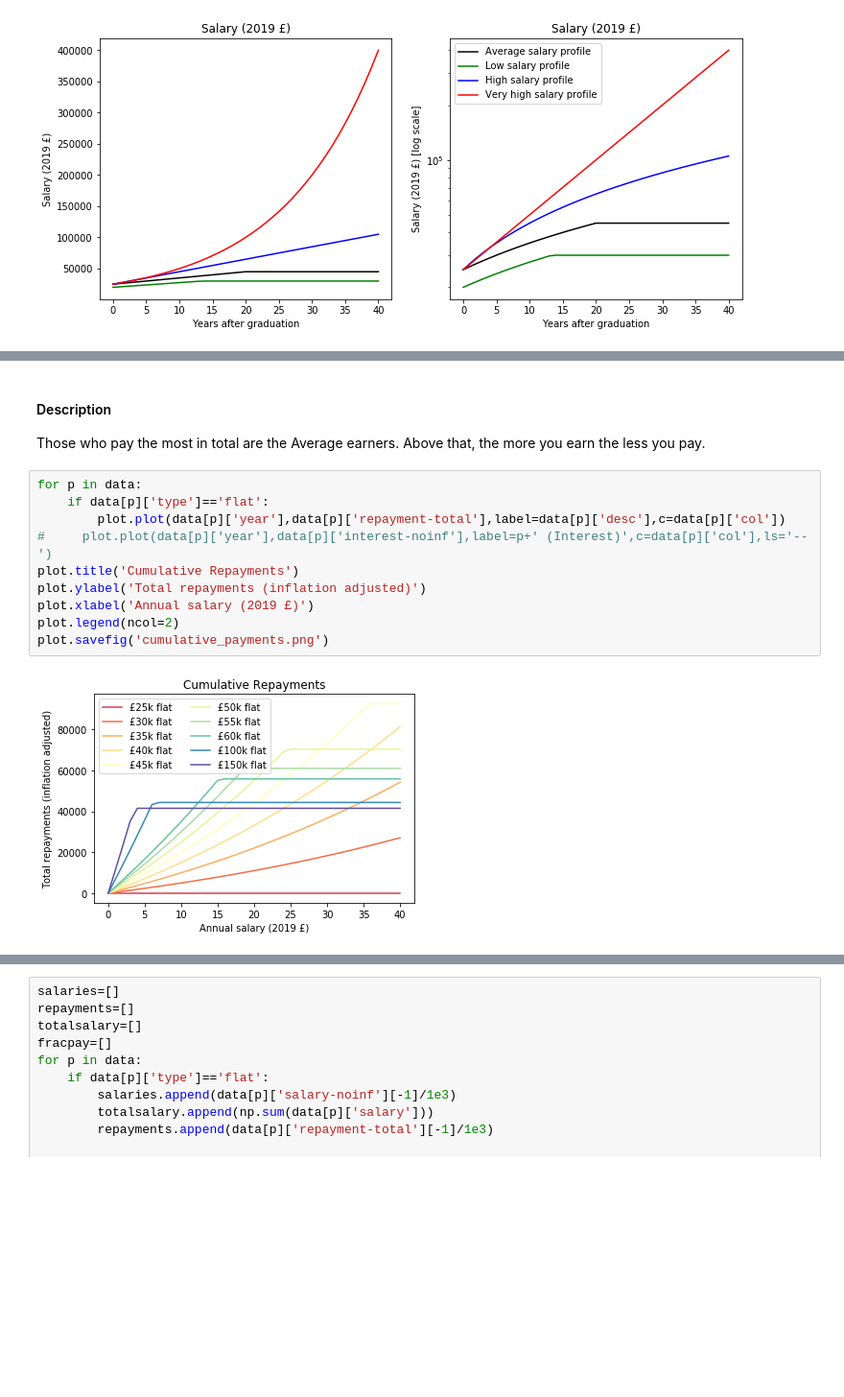
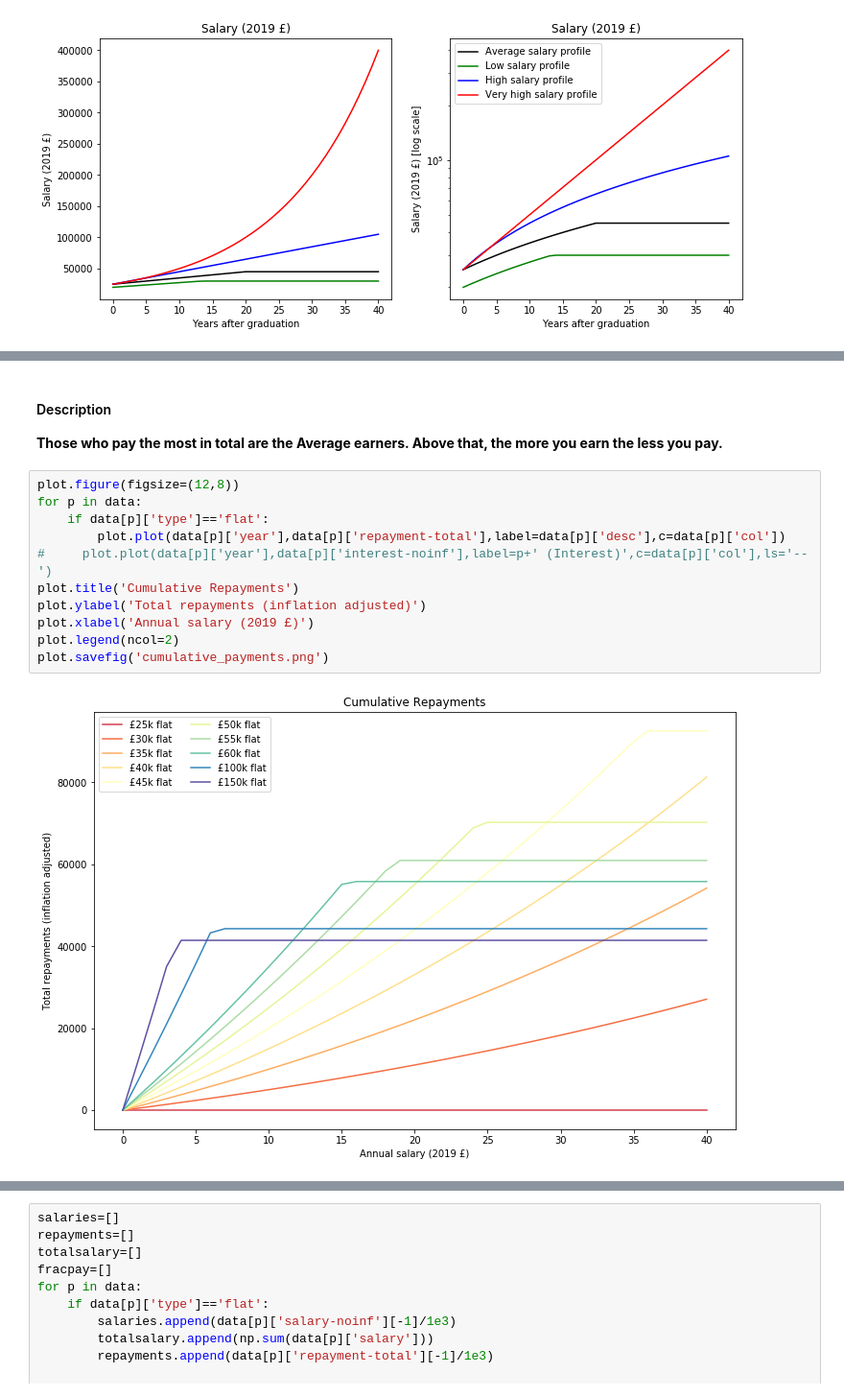
Before and after one commit to chrisnorth/loan-model, a Jupyter notebook: loan-model.ipynb, the cells around one changed output, grey strips where cells are left out. Shown at 96% size. Cells and saved outputs as stored; diff of their text form; blank space fills up the shorter version.

```diff
--- a/loan-model.ipynb
+++ b/loan-model.ipynb
@@ -237,17 +240,18 @@ plot.savefig('cumulative_payments_profiles.png')
 # %% [markdown]
 #### Description
-Those who pay the most in total are the Average earners. Above that, the more you earn the less you pay.
+**Those who pay the most in total are the Average earners. Above that, the more you earn the less you pay.**
 # %%
+plot.figure(figsize=(12,8))
 for p in data:
     if data[p]['type']=='flat':
         plot.plot(data[p]['year'],data[p]['repayment-total'],label=data[p]['desc'],c=data[p]['col'])
 #     plot.plot(data[p]['year'],data[p]['interest-noinf'],label=p+' (Interest)',c=data[p]['col'],ls='--')
 plot.title('Cumulative Repayments')
 plot.ylabel('Total repayments (inflation adjusted)')
 plot.xlabel('Annual salary (2019 £)')
 plot.legend(ncol=2)
 plot.savefig('cumulative_payments.png')
 # %% [output]
-[figure, old version]
+[figure, new version]
 # %% [markdown]
 #### Description:
```
Also changed, not shown: parts of 12 cells of this notebook.
